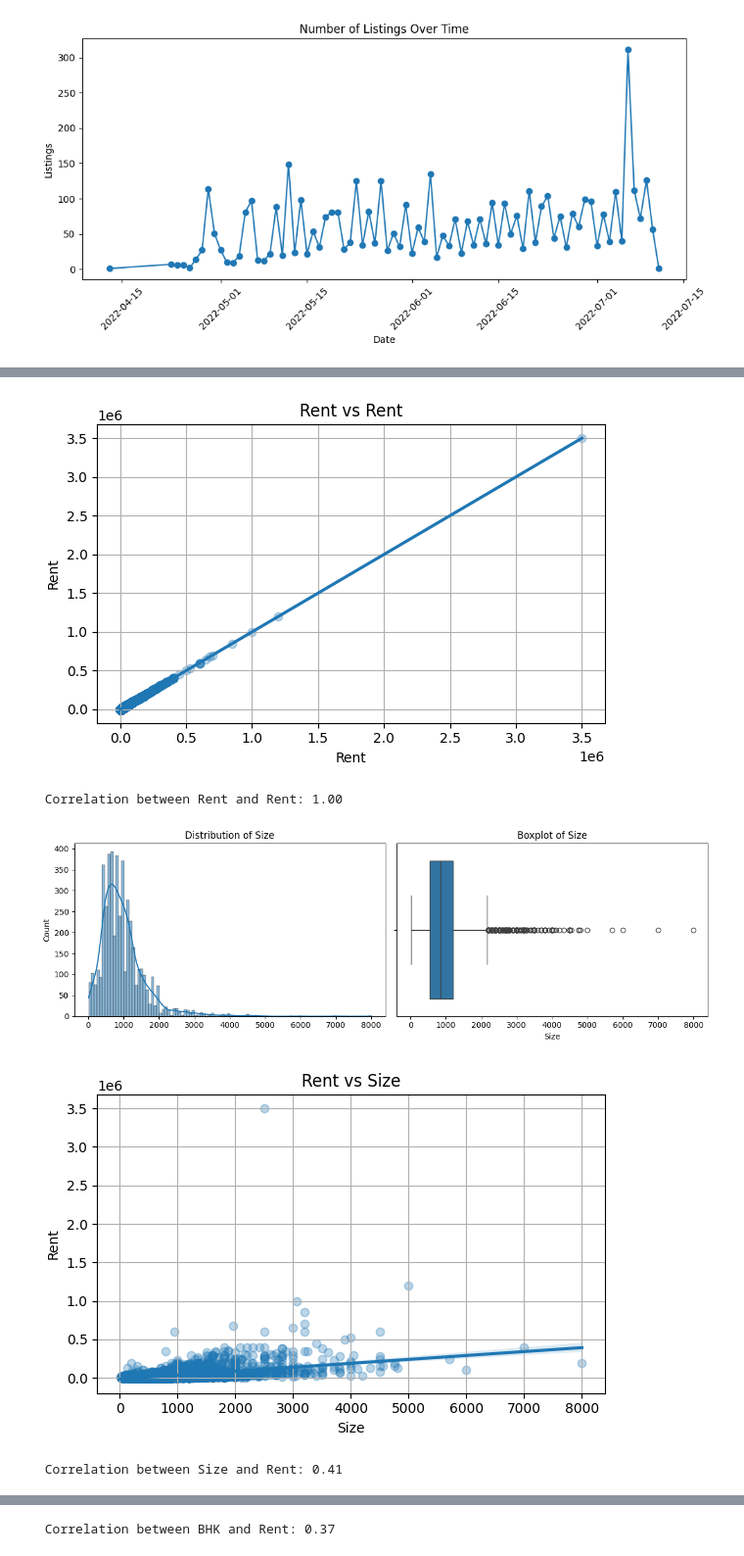
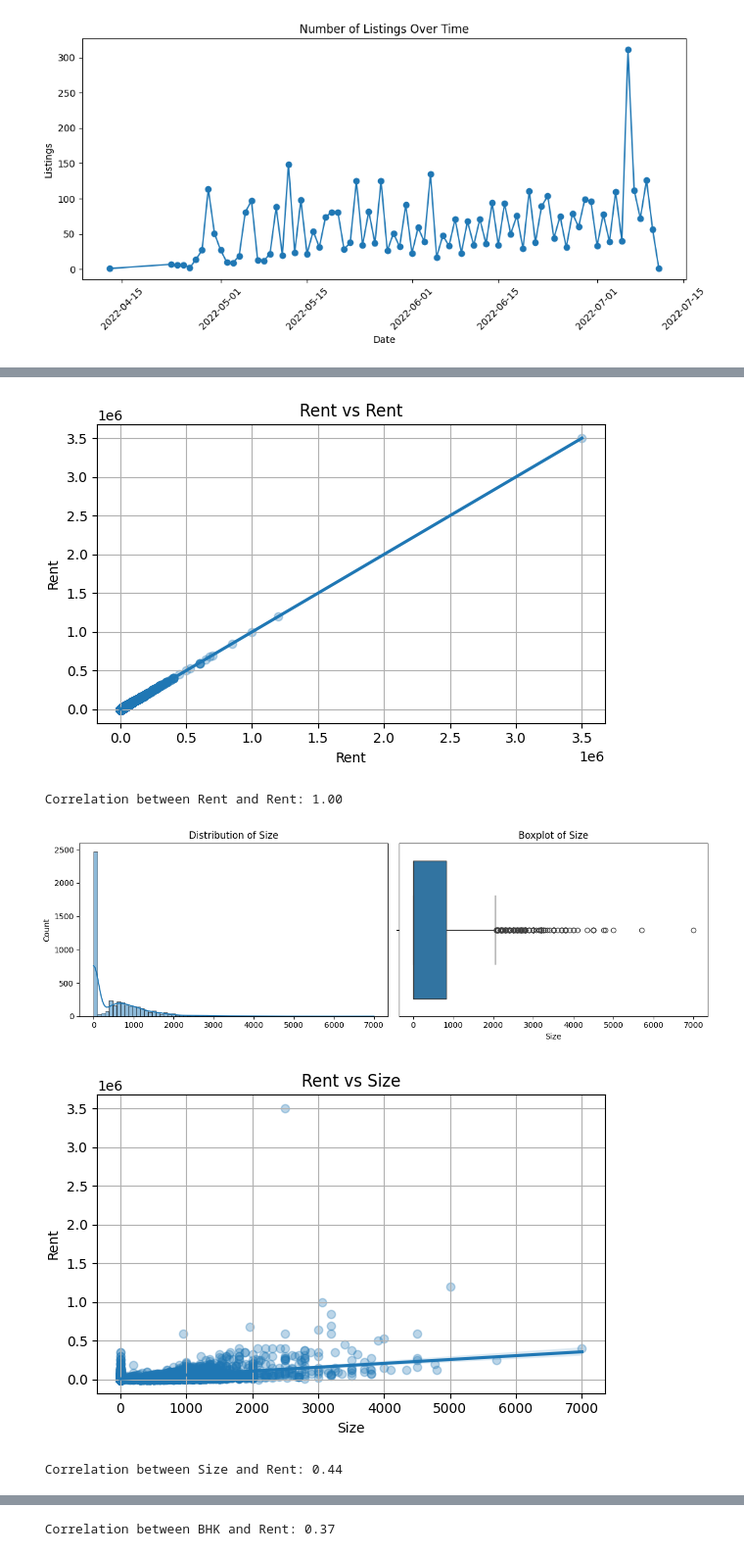
Before and after one commit to nicopietro/rent-price-model, a Jupyter notebook: EDA.ipynb, the cells around one changed output, grey strips where cells are left out. Shown at 98% size. Cells and saved outputs as stored; diff of their text form; code cells hidden in the pictures.

```diff
--- a/EDA.ipynb
+++ b/EDA.ipynb
@@ -8,6 +8,6 @@ import polars as pl
 import matplotlib.pyplot as plt
 import seaborn as sns
 
-df_raw = pl.read_csv('./data/rent_dataset.csv')
+df_raw = pl.read_csv('./data/raw/rent_dataset.csv')
 
 df_raw = df_raw.with_columns(pl.col('Posted On').str.to_datetime('%Y-%m-%d'))
@@ -197,6 +216,10 @@ shape: (9, 13)
 df_raw = df_raw.with_columns(
     pl.col('Floor').map_elements(categorize_floor, pl.Utf8).alias('Floor Group')
 )
+# %%
+# Adjust area by type and remove 'Area Type' field
+df_raw = adjust_size_by_type(df_raw)
+df_raw = df_raw.drop(['Area Type'])
 # %%
 # Listing per date
 date_counts = df_raw.group_by('Posted On').len().sort('Posted On')
@@ -217,5 +240,6 @@ plt.show()
 # %%
 # Numerical columns exploration
 numerical_cols = ['Rent', 'Size', 'BHK', 'Bathroom']
-numerical_cols_plot(df_raw, numerical_cols)
+base_corr_dict = numerical_cols_plot(df_raw, numerical_cols)
+print(base_corr_dict)
 # %% [output]
@@ -223,8 +247,8 @@ numerical_cols_plot(df_raw, numerical_cols)
 [figure]
  Correlation between Rent and Rent: 1.00
-[figure, old version]
+[figure, new version]
-[figure, old version]
+[figure, new version]
- Correlation between Size and Rent: 0.41
+ Correlation between Size and Rent: 0.44
 [figure]
 [figure]
  Correlation between BHK and Rent: 0.37
```
Also changed, not shown: parts of 16 cells of this notebook, 2 other files.
